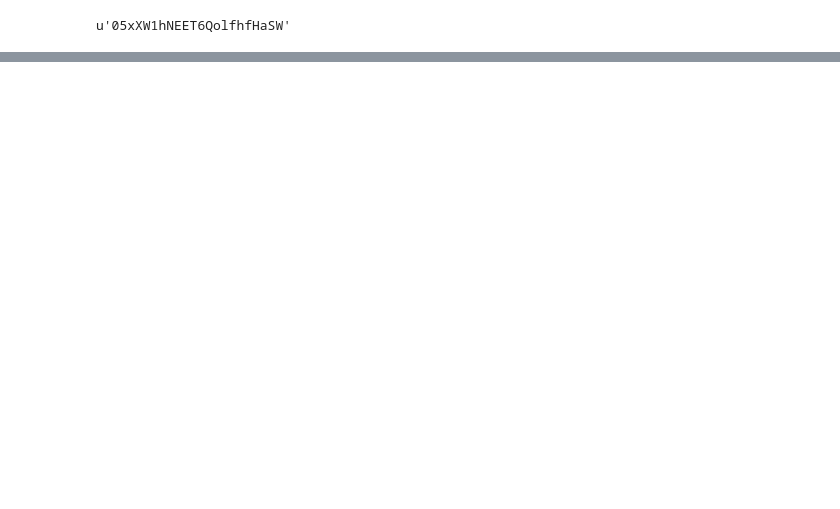
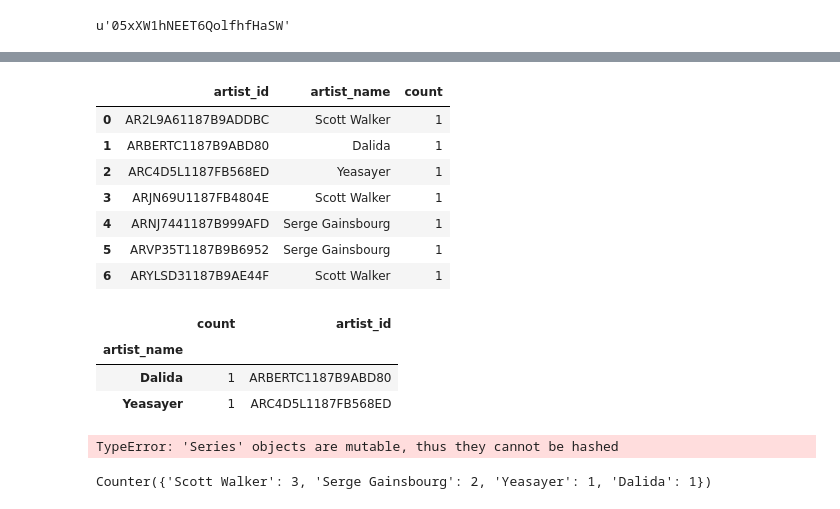
Before and after one commit to bsbell21/CapstoneProject, a Jupyter notebook: Spotify_API_Practice.ipynb, the cells around one changed output, grey strips where cells are left out. Saved outputs shown, nothing was run; the diff lists cells and outputs as text; code cells hidden in the pictures; blank space fills up the shorter version.

```diff
--- a/Spotify_API_Practice.ipynb
+++ b/Spotify_API_Practice.ipynb
@@ -53,0 +198,2 @@ en.get('song
+# %%
+sf_b.fit('bsbell21')
@@ -53,0 +426,31 @@ en.get('song
+# %%
+df_test = pd.DataFrame(ids_test)
+df_test['count'] = 1
+df_test.columns = ['artist_id', 'artist_name', 'count']
+df_test
+# %% [output]
+|  | artist_id | artist_name | count |
+| 0 | AR2L9A61187B9ADDBC | Scott Walker | 1 |
+| 1 | ARBERTC1187B9ABD80 | Dalida | 1 |
+| 2 | ARC4D5L1187FB568ED | Yeasayer | 1 |
+| 3 | ARJN69U1187FB4804E | Scott Walker | 1 |
+| 4 | ARNJ7441187B999AFD | Serge Gainsbourg | 1 |
+| 5 | ARVP35T1187B9B6952 | Serge Gainsbourg | 1 |
+| 6 | ARYLSD31187B9AE44F | Scott Walker | 1 |
+# %%
+df_agg_test = df_test.groupby(['artist_name']).agg({'artist_id': min, 'count': sum})
+df_unique = df_agg_test[df_agg_test['count'] == 1]
+df_unique
+# %% [output]
+|  | count | artist_id |
+| artist_name |  |  |
+| Dalida | 1 | ARBERTC1187B9ABD80 |
+| Yeasayer | 1 | ARC4D5L1187FB568ED |
+# %%
+df_test[c[df_test['artist_name']] == 1]
+# %% [output]
+TypeError: 'Series' objects are mutable, thus they cannot be hashed
+# %%
+ids_test_small = ids_test
+# %% [output]
+Counter({'Scott Walker': 3, 'Serge Gainsbourg': 2, 'Yeasayer': 1, 'Dalida': 1})
```
Also changed, not shown: parts of 58 cells of this notebook, 4 other files.
